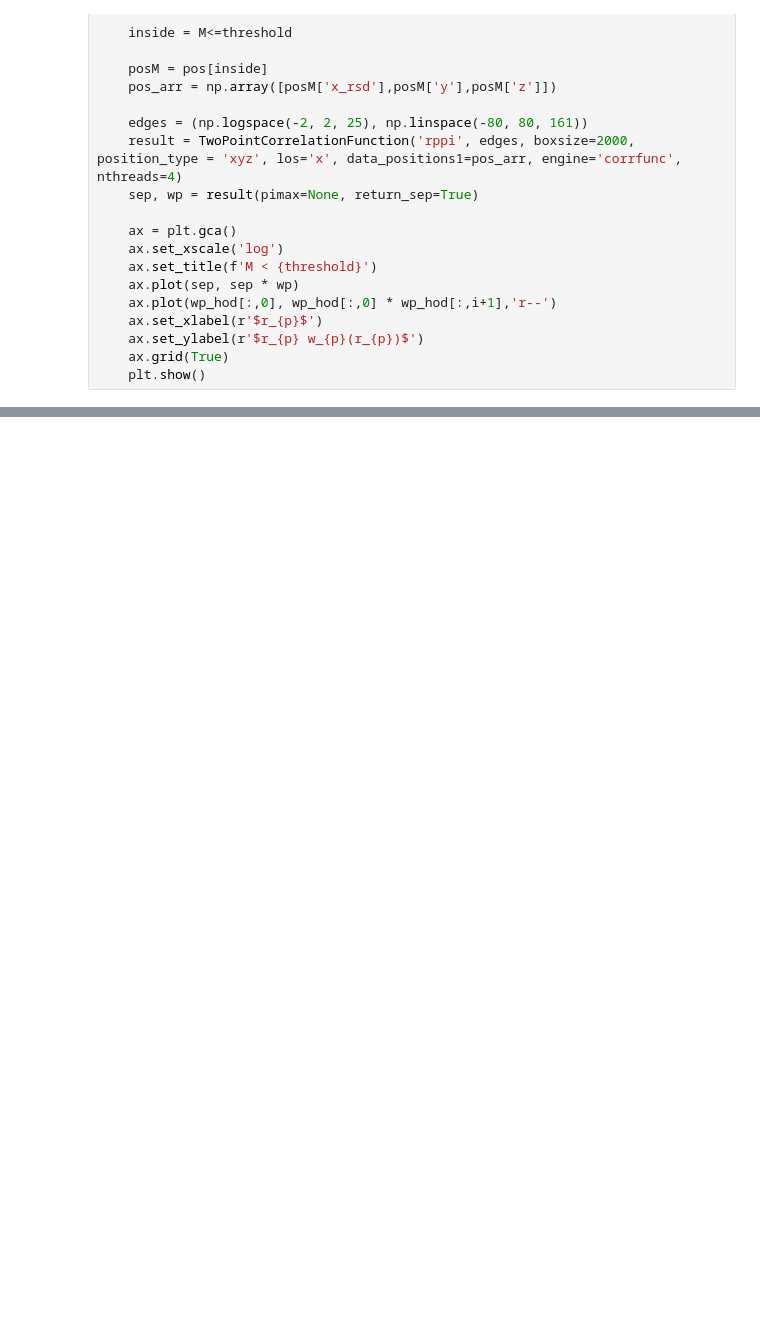
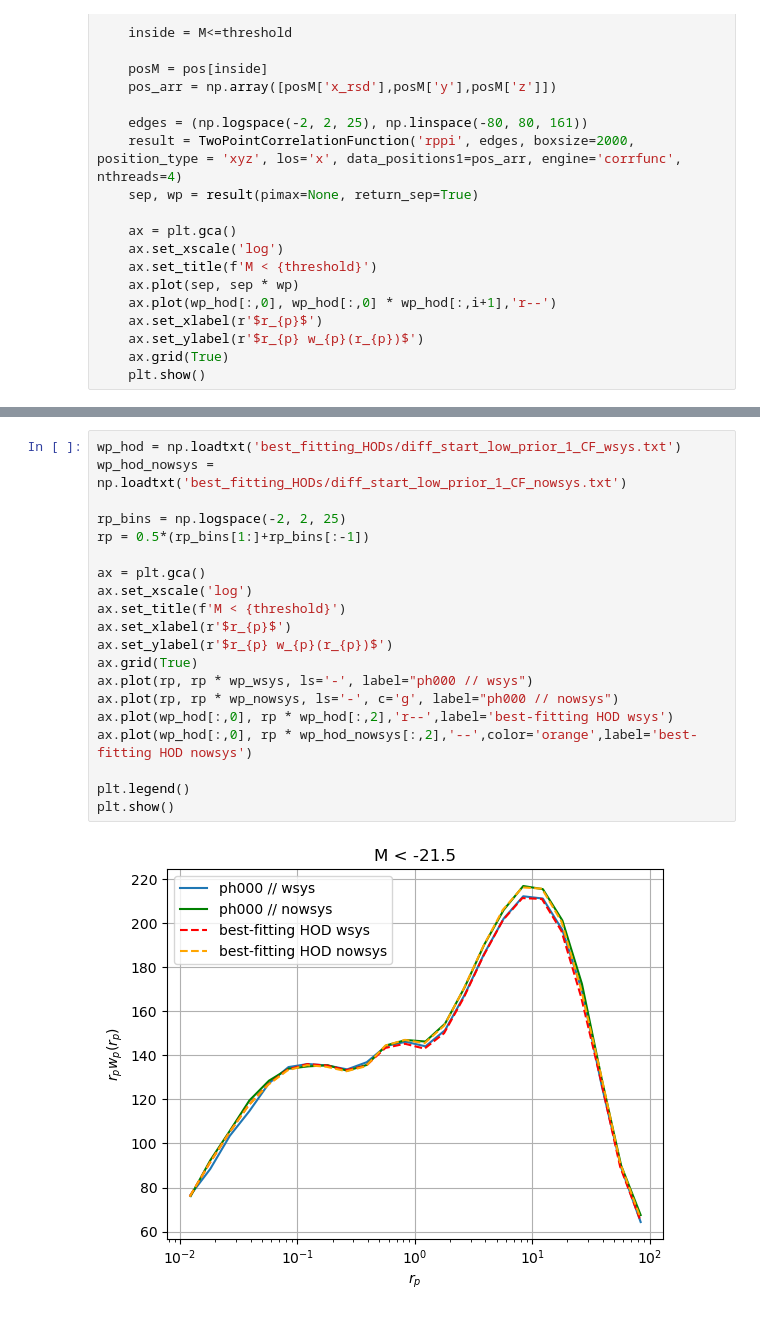
Before and after one commit to JadePiat/Relativistic_effects, a Jupyter notebook: tests_clustering_mocks.ipynb, the cells around one changed output, grey strips where cells are left out. Drawn from its saved outputs; the diff is of its cells as text; blank space fills up the shorter version.

```diff
--- a/tests_clustering_mocks.ipynb
+++ b/tests_clustering_mocks.ipynb
@@ -197,0 +285,22 @@ plt.show()
+# %%
+wp_hod = np.loadtxt('best_fitting_HODs/diff_start_low_prior_1_CF_wsys.txt')
+wp_hod_nowsys = np.loadtxt('best_fitting_HODs/diff_start_low_prior_1_CF_nowsys.txt')
+
+rp_bins = np.logspace(-2, 2, 25)
+rp = 0.5*(rp_bins[1:]+rp_bins[:-1])
+
+ax = plt.gca()
+ax.set_xscale('log')
+ax.set_title(f'M < {threshold}')
+ax.set_xlabel(r'$r_{p}$')
+ax.set_ylabel(r'$r_{p} w_{p}(r_{p})$')
+ax.grid(True)
+ax.plot(rp, rp * wp_wsys, ls='-', label="ph000 // wsys")
+ax.plot(rp, rp * wp_nowsys, ls='-', c='g', label="ph000 // nowsys")
+ax.plot(wp_hod[:,0], rp * wp_hod[:,2],'r--',label='best-fitting HOD wsys')
+ax.plot(wp_hod[:,0], rp * wp_hod_nowsys[:,2],'--',color='orange',label='best-fitting HOD nowsys')
+
+plt.legend()
+plt.show()
+# %% [output]
+[figure, added]
```
Also changed, not shown: parts of 30 cells of this notebook, 7 other files.
